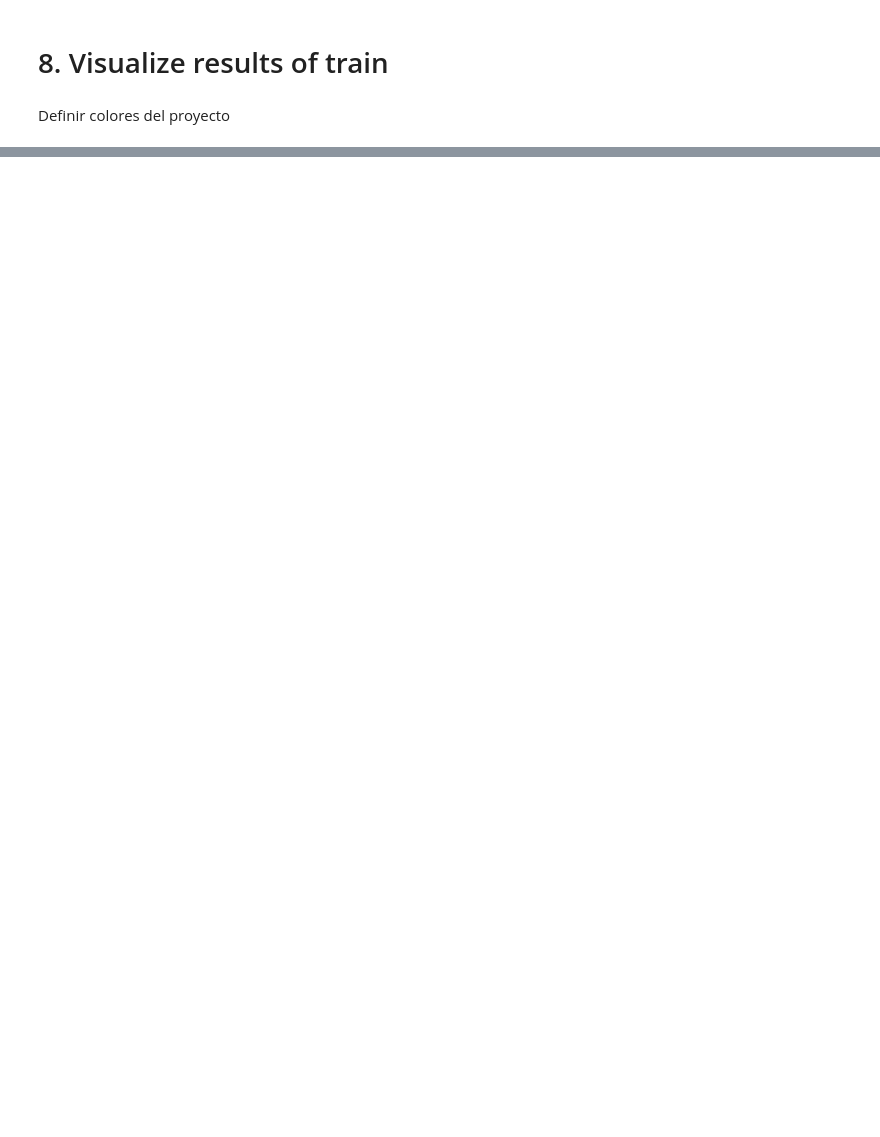
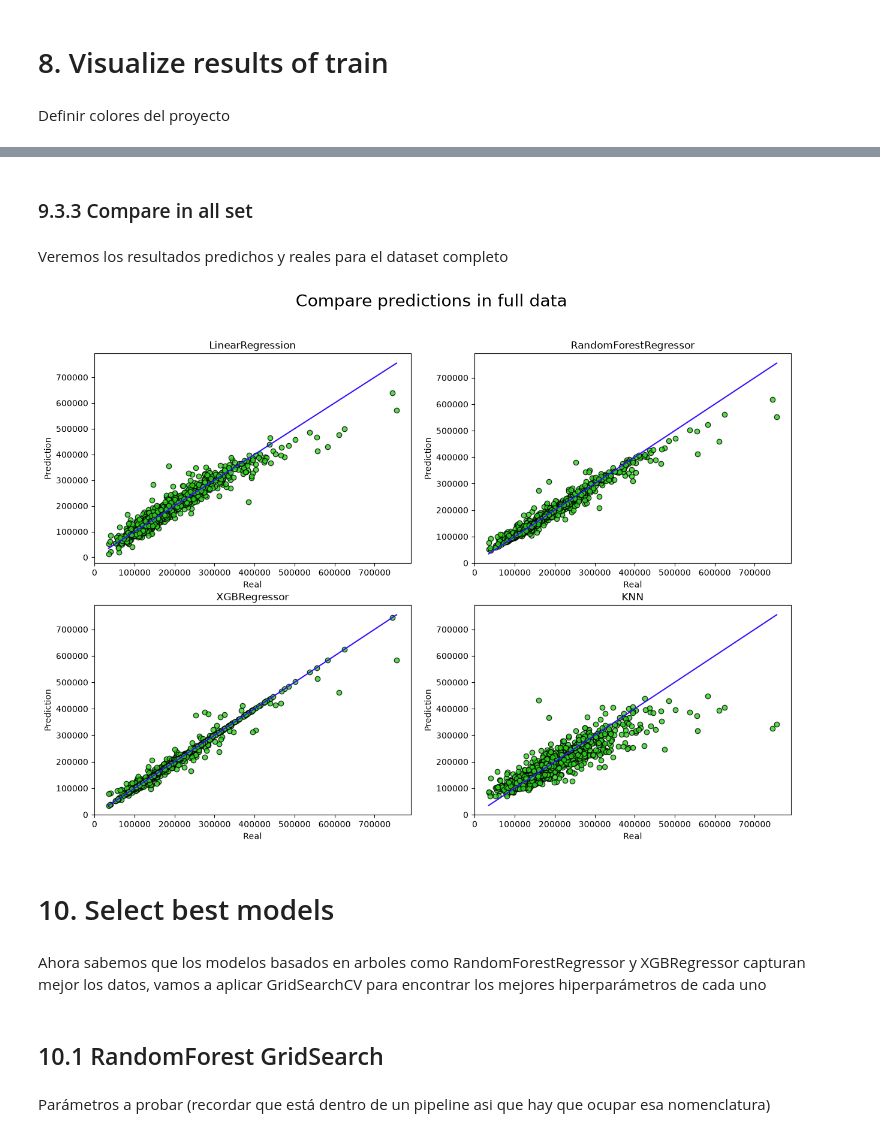
Before and after one commit to charligram/3_prediction_of_house_values, a Jupyter notebook: notebooks/06_modeling.ipynb, the cells around one changed output, grey strips where cells are left out. Drawn from its saved outputs; the diff is of its cells as text; code cells hidden in the pictures; blank space fills up the shorter version.

```diff
--- a/notebooks/06_modeling.ipynb
+++ b/notebooks/06_modeling.ipynb
@@ -224,0 +387,50 @@ plt.show()
+# %% [markdown]
+### 9.3.3 Compare in all set
+# %% [markdown]
+Veremos los resultados predichos y reales para el dataset completo
+# %%
+fig, ax = plt.subplots(2, 2, figsize=(15, 10))
+
+ax_flat = ax.flat
+
+for i, model in enumerate(pipelines_models_dict):
+    y_pred_total = pipelines_models_dict[model].predict(X)
+
+    # Linea de reales
+    ax_flat[i].plot(
+        [y.min(), y.max()],
+        [y.min(), y.max()],
+        color=PROJECT_COLORS[1]
+    )
+
+    # Puntos de reales vs predicciones
+    ax_flat[i].scatter(
+        y,
+        y_pred_total,
+        color=PROJECT_COLORS[0],
+        edgecolor='black',
+        alpha=0.8
+    )
+
+    ax_flat[i].set_xlabel('Real')
+    ax_flat[i].set_ylabel('Prediction')
+    ax_flat[i].set_title(f'{model}')
+
+
+fig.suptitle(
+    'Compare predictions in full data',
+    fontsize=20
+)
+
+plt.savefig(FIGURES_MODELING_PATH / '04_compare_prediction_vs_real_in_full_data.png', bbox_inches='tight')
+plt.show()
+# %% [output]
+[figure, added]
+# %% [markdown]
+# 10. Select best models
+# %% [markdown]
+Ahora sabemos que los modelos basados en arboles como RandomForestRegressor y XGBRegressor capturan mejor los datos, vamos a aplicar GridSearchCV para encontrar los mejores hiperparámetros de cada uno
+# %% [markdown]
+## 10.1 RandomForest GridSearch
+# %% [markdown]
+Parámetros a probar (recordar que está dentro de un pipeline asi que hay que ocupar esa nomenclatura)
```
Also changed, not shown: parts of 50 cells of this notebook, 7 other files.
